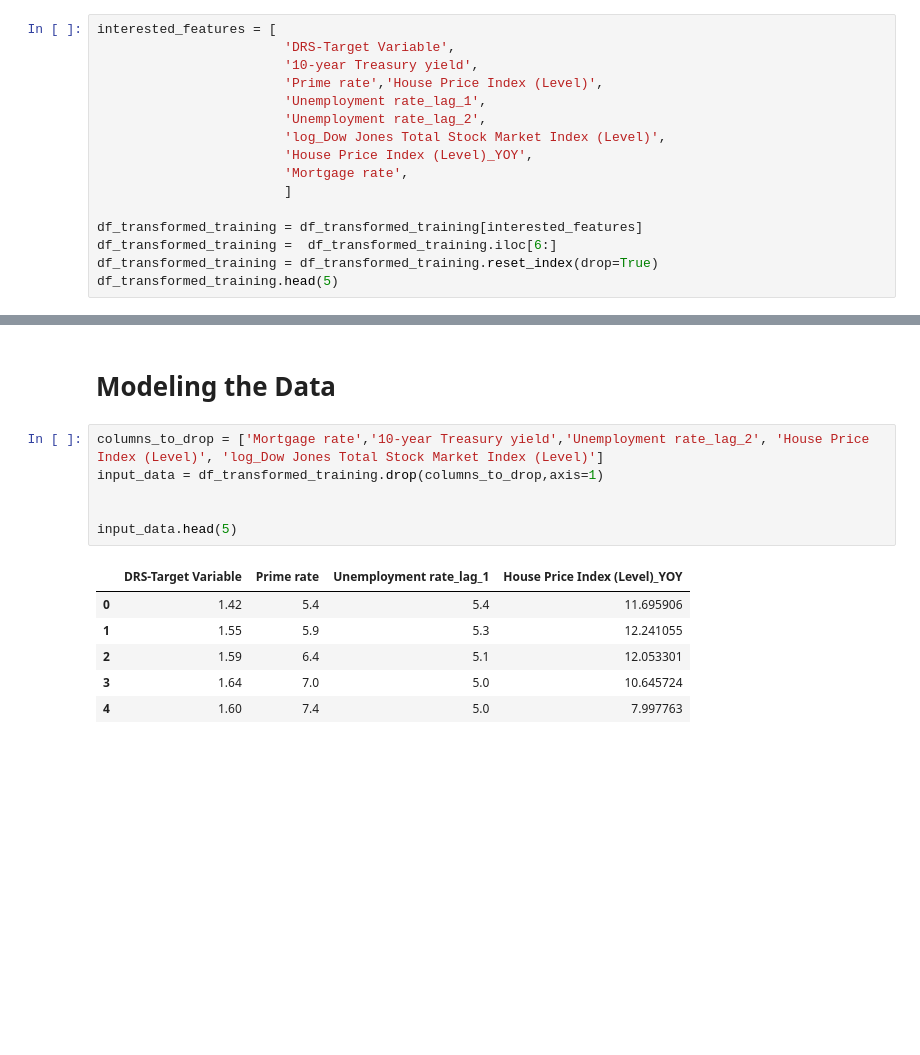
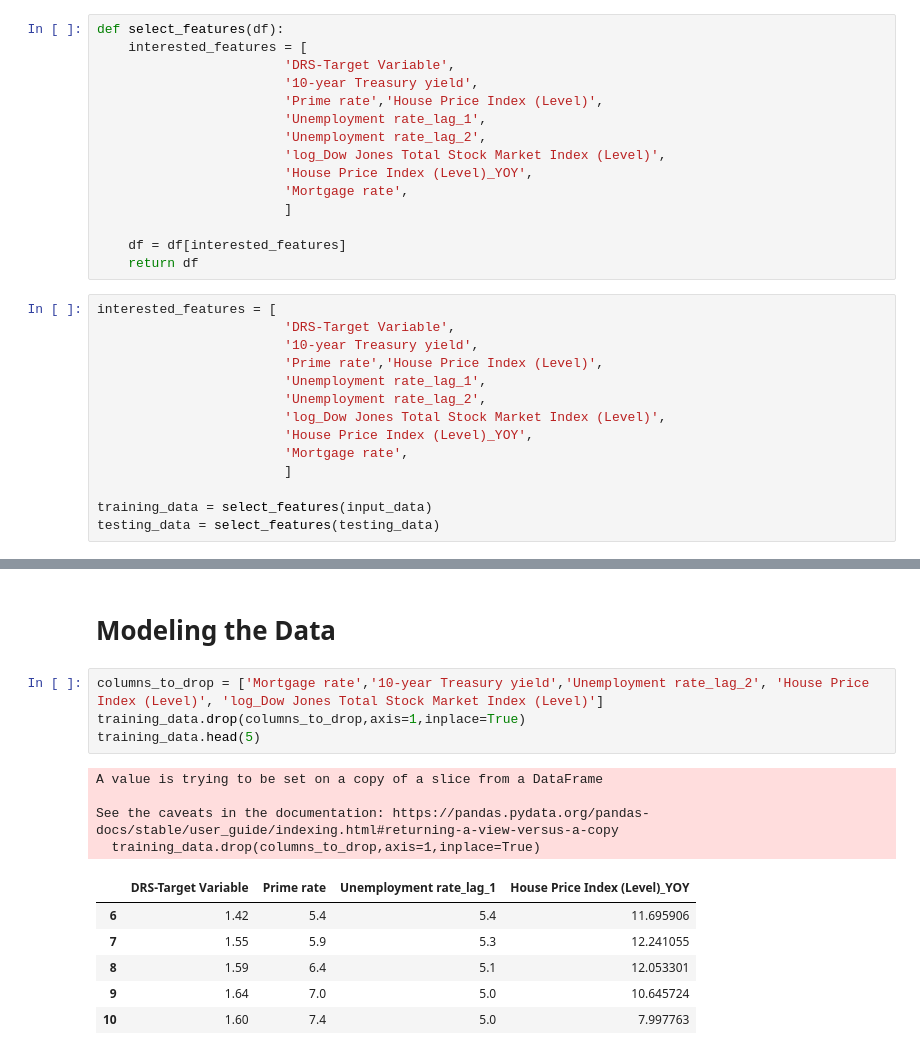
Before and after one commit to iffishells/Fractional-logistic-Model, a Jupyter notebook: milestone-2.ipynb, the cells around one changed output, grey strips where cells are left out. Drawn from its saved outputs; the diff is of its cells as text; blank space fills up the shorter version.

```diff
--- a/milestone-2.ipynb
+++ b/milestone-2.ipynb
@@ -112,3 +163,18 @@ df_transformed_training.to_csv('Transformed_dataset.csv',index=False)
+# %%
+def select_features(df):
+    interested_features = [
+                        'DRS-Target Variable',
+                        '10-year Treasury yield',
+                        'Prime rate','House Price Index (Level)',
+                        'Unemployment rate_lag_1',
+                        'Unemployment rate_lag_2',
+                        'log_Dow Jones Total Stock Market Index (Level)',
+                        'House Price Index (Level)_YOY',
+                        'Mortgage rate',
+                        ]
+
+    df = df[interested_features]
+    return df
 # %%
 interested_features = [
                         'DRS-Target Variable',
@@ -121,7 +187,5 @@ interested_features = [
                         'Mortgage rate',
                         ]
 
-df_transformed_training = df_transformed_training[interested_features]
-df_transformed_training =  df_transformed_training.iloc[6:]
-df_transformed_training = df_transformed_training.reset_index(drop=True)
-df_transformed_training.head(5)
+training_data = select_features(input_data)
+testing_data = select_features(testing_data)
@@ -415,14 +472,16 @@ Summary Statistics:
 # Modeling the Data
 # %%
 columns_to_drop = ['Mortgage rate','10-year Treasury yield','Unemployment rate_lag_2', 'House Price Index (Level)', 'log_Dow Jones Total Stock Market Index (Level)']
-input_data = df_transformed_training.drop(columns_to_drop,axis=1)
-
-
-input_data.head(5)
+training_data.drop(columns_to_drop,axis=1,inplace=True)
+training_data.head(5)
 # %% [output]
+A value is trying to be set on a copy of a slice from a DataFrame
+
+See the caveats in the documentation: https://pandas.pydata.org/pandas-docs/stable/user_guide/indexing.html#returning-a-view-versus-a-copy
+  training_data.drop(columns_to_drop,axis=1,inplace=True)
 |  | DRS-Target Variable | Prime rate | Unemployment rate_lag_1 | House Price Index (Level)_YOY |
-| 0 | 1.42 | 5.4 | 5.4 | 11.695906 |
-| 1 | 1.55 | 5.9 | 5.3 | 12.241055 |
-| 2 | 1.59 | 6.4 | 5.1 | 12.053301 |
-| 3 | 1.64 | 7.0 | 5.0 | 10.645724 |
-| 4 | 1.60 | 7.4 | 5.0 | 7.997763 |
+| 6 | 1.42 | 5.4 | 5.4 | 11.695906 |
+| 7 | 1.55 | 5.9 | 5.3 | 12.241055 |
+| 8 | 1.59 | 6.4 | 5.1 | 12.053301 |
+| 9 | 1.64 | 7.0 | 5.0 | 10.645724 |
+| 10 | 1.60 | 7.4 | 5.0 | 7.997763 |
```
Also changed, not shown: parts of 18 cells of this notebook, 3 other files.
